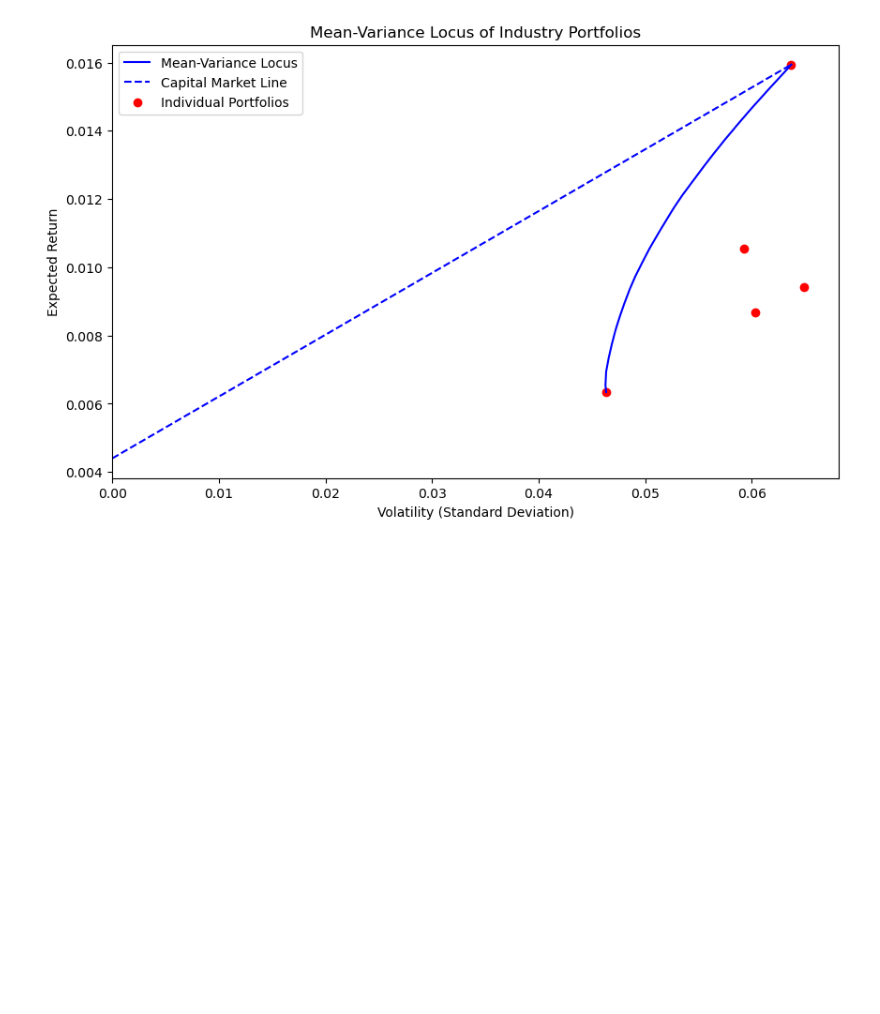
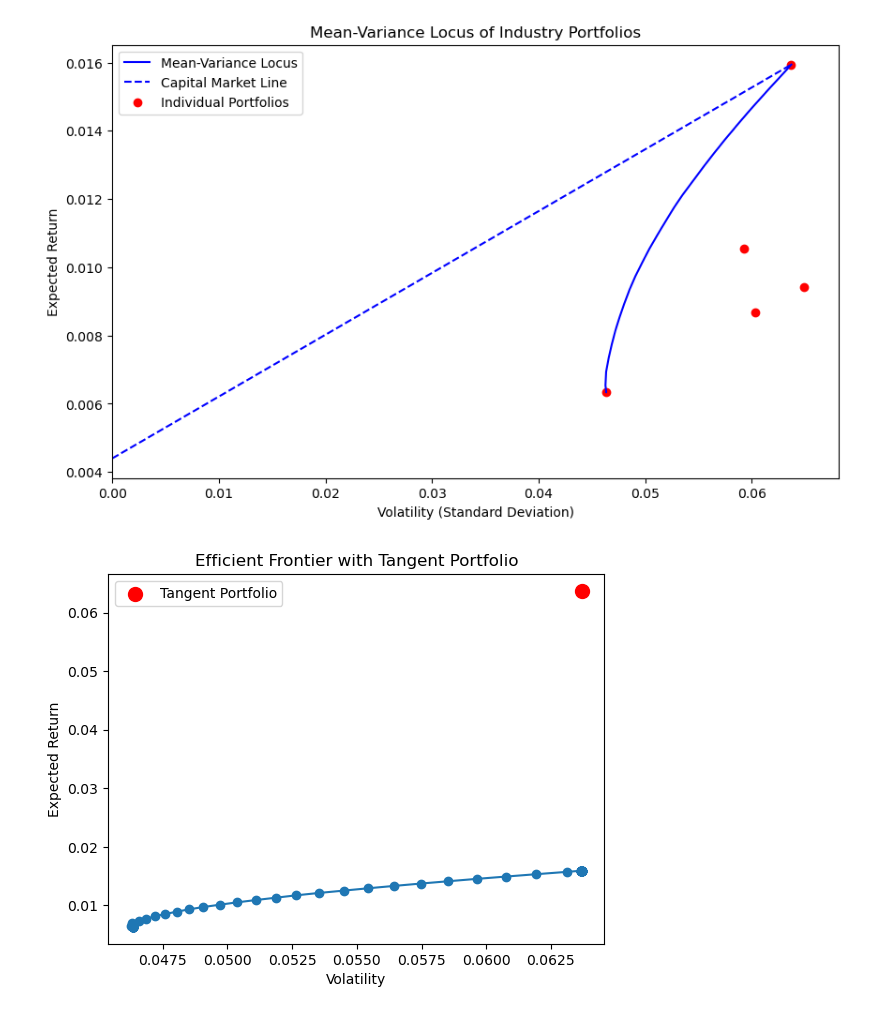
Before and after one commit to DominicPrenovost/TP1-Gestion-de-pf, a Jupyter notebook: Dom.ipynb, the cells around one changed output. Saved outputs shown, nothing was run; the diff lists cells and outputs as text; code cells hidden in the pictures; blank space fills up the shorter version.

```diff
--- a/Dom.ipynb
+++ b/Dom.ipynb
@@ -270,6 +269,17 @@ for R_cible in rendements_cibles:
 # Calculate the CML equation
 CML_returns = np.linspace(rf, max(rendements_optimaux), 100)
 CML_volatilities = (CML_returns - rf) / ((max(rendements_optimaux) - rf) / max(volatilites_optimales))
+
+# Calculate Sharpe Ratios for all points on the efficient frontier
+sharpe_ratios = [(r - rf) / v for r, v in zip(rendements_optimaux, volatilites_optimales)]
+
+# Find the index of the portfolio with the maximum Sharpe ratio
+max_sharpe_index = np.argmax(sharpe_ratios)
+
+# Extract the return and volatility of the tangent portfolio
+tangent_portfolio_return = rendements_optimaux[max_sharpe_index]
+#tangent_portfolio_volatility = volatilites_optimales[max_sharpe_index]
+tangent_portfolio_volatility = volatilites_optimales[99]
 # %% [output]
 Poids optimaux du portefeuille : [-4.53606728e-04 -6.08916983e-04  1.00375447e+00 -8.05820676e-04
  -5.47297024e-04]
@@ -301,3 +311,20 @@ plt.xlim(0)
 # %% [output]
 (0.0, 0.06814938813533354)
 [figure]
+# %%
+# Plot the efficient frontier
+plt.plot(volatilites_optimales, rendements_optimaux, marker='o', linestyle='-')
+
+# Plot the tangent portfolio point
+plt.scatter(volatilites_optimales[99], tangent_portfolio_return, color='red', marker='o', s=100, label='Tangent Portfolio')
+
+# Add labels and title
+plt.xlabel('Volatility')
+plt.ylabel('Expected Return')
+plt.title('Efficient Frontier with Tangent Portfolio')
+plt.legend()
+
+# Show the plot
+plt.show()
+# %% [output]
+[figure, added]
```
Also changed, not shown: parts of 1 cell of this notebook.
